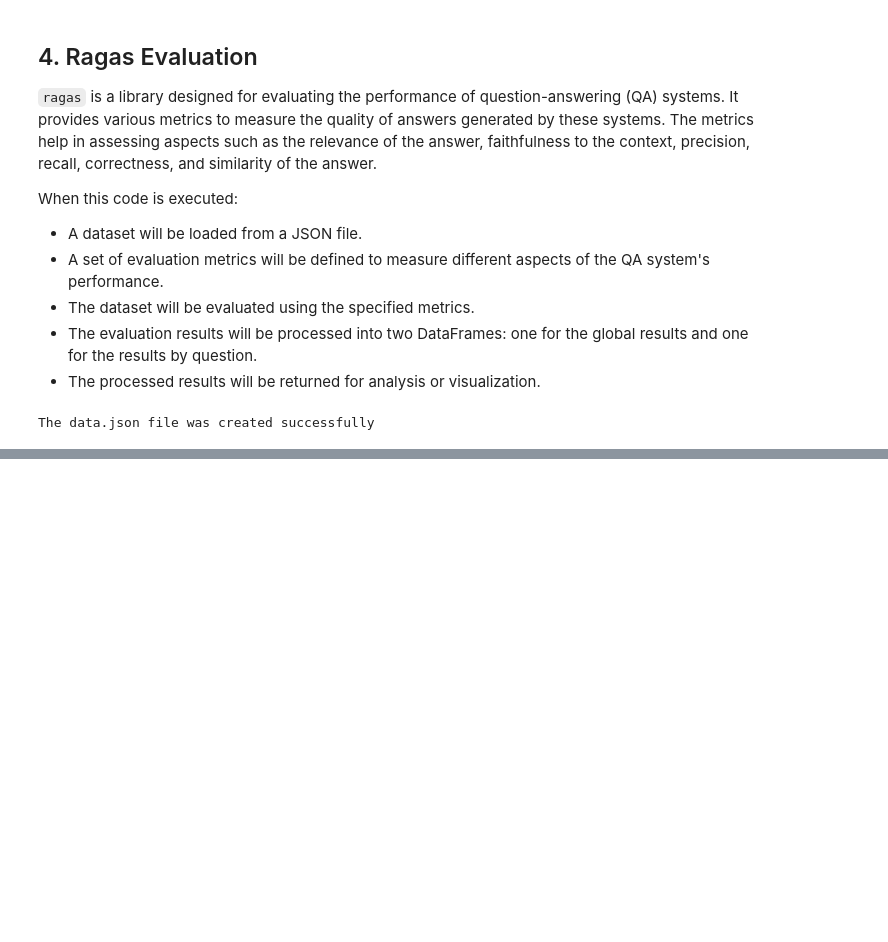
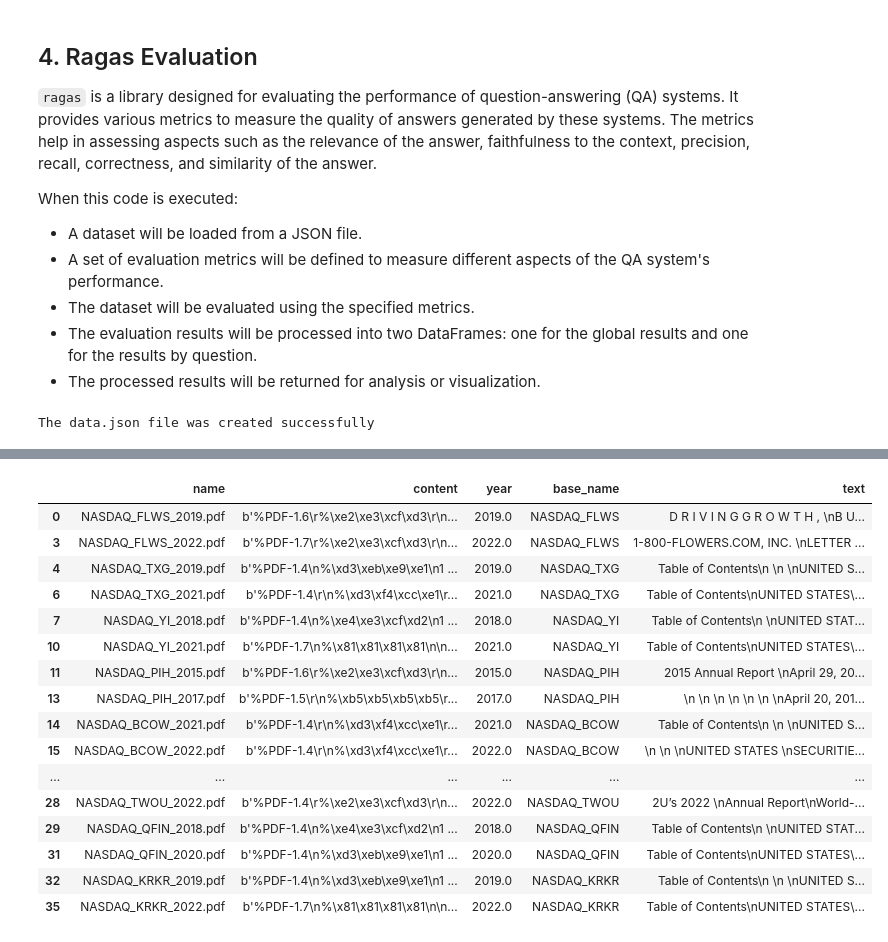
Before and after one commit to yohanacontrerasdev/aws_s3_data_downloader, a Jupyter notebook: notebooks/data_exploration.ipynb, the cells around one changed output, grey strips where cells are left out. Cells and saved outputs as stored; diff of their text form; code cells hidden in the pictures; blank space fills up the shorter version.

```diff
--- a/notebooks/data_exploration.ipynb
+++ b/notebooks/data_exploration.ipynb
@@ -138,0 +173,20 @@ global_result, question_result = ragas_evaluate.get_evaluation()
+# %%
+filtered_pdfs_df
+# %% [output]
+|  | name | content | year | base_name | text |
+| 0 | NASDAQ_FLWS_2019.pdf | b'%PDF-1.6\r%\xe2\xe3\xcf\xd3\r\n... | 2019.0 | NASDAQ_FLWS | D R I V I N G G R O W T H , \nB U... |
+| 3 | NASDAQ_FLWS_2022.pdf | b'%PDF-1.7\r%\xe2\xe3\xcf\xd3\r\n... | 2022.0 | NASDAQ_FLWS | 1-800-FLOWERS.COM, INC. \nLETTER ... |
+| 4 | NASDAQ_TXG_2019.pdf | b'%PDF-1.4\n%\xd3\xeb\xe9\xe1\n1 ... | 2019.0 | NASDAQ_TXG | Table of Contents\n \n \nUNITED S... |
+| 6 | NASDAQ_TXG_2021.pdf | b'%PDF-1.4\r\n%\xd3\xf4\xcc\xe1\r... | 2021.0 | NASDAQ_TXG | Table of Contents\nUNITED STATES\... |
+| 7 | NASDAQ_YI_2018.pdf | b'%PDF-1.4\n%\xe4\xe3\xcf\xd2\n1 ... | 2018.0 | NASDAQ_YI | Table of Contents\n \nUNITED STAT... |
+| 10 | NASDAQ_YI_2021.pdf | b'%PDF-1.7\n%\x81\x81\x81\x81\n\n... | 2021.0 | NASDAQ_YI | Table of Contents\nUNITED STATES\... |
+| 11 | NASDAQ_PIH_2015.pdf | b'%PDF-1.6\r%\xe2\xe3\xcf\xd3\r\n... | 2015.0 | NASDAQ_PIH | 2015 Annual Report \nApril 29, 20... |
+| 13 | NASDAQ_PIH_2017.pdf | b'%PDF-1.5\r\n%\xb5\xb5\xb5\xb5\r... | 2017.0 | NASDAQ_PIH | \n \n \n \n \n \n \nApril 20, 201... |
+| 14 | NASDAQ_BCOW_2021.pdf | b'%PDF-1.4\r\n%\xd3\xf4\xcc\xe1\r... | 2021.0 | NASDAQ_BCOW | Table of Contents\n \n \nUNITED S... |
+| 15 | NASDAQ_BCOW_2022.pdf | b'%PDF-1.4\r\n%\xd3\xf4\xcc\xe1\r... | 2022.0 | NASDAQ_BCOW | \n \n \nUNITED STATES \nSECURITIE... |
+| ... | ... | ... | ... | ... | ... |
+| 28 | NASDAQ_TWOU_2022.pdf | b'%PDF-1.4\r%\xe2\xe3\xcf\xd3\r\n... | 2022.0 | NASDAQ_TWOU | 2U’s 2022 \nAnnual Report\nWorld-... |
+| 29 | NASDAQ_QFIN_2018.pdf | b'%PDF-1.4\n%\xe4\xe3\xcf\xd2\n1 ... | 2018.0 | NASDAQ_QFIN | Table of Contents\n \nUNITED STAT... |
+| 31 | NASDAQ_QFIN_2020.pdf | b'%PDF-1.4\n%\xd3\xeb\xe9\xe1\n1 ... | 2020.0 | NASDAQ_QFIN | Table of Contents\nUNITED STATES\... |
+| 32 | NASDAQ_KRKR_2019.pdf | b'%PDF-1.4\n%\xd3\xeb\xe9\xe1\n1 ... | 2019.0 | NASDAQ_KRKR | Table of Contents\n \n \nUNITED S... |
+| 35 | NASDAQ_KRKR_2022.pdf | b'%PDF-1.7\n%\x81\x81\x81\x81\n\n... | 2022.0 | NASDAQ_KRKR | Table of Contents\nUNITED STATES\... |
```
Also changed, not shown: parts of 5 cells of this notebook, 2 other files.
